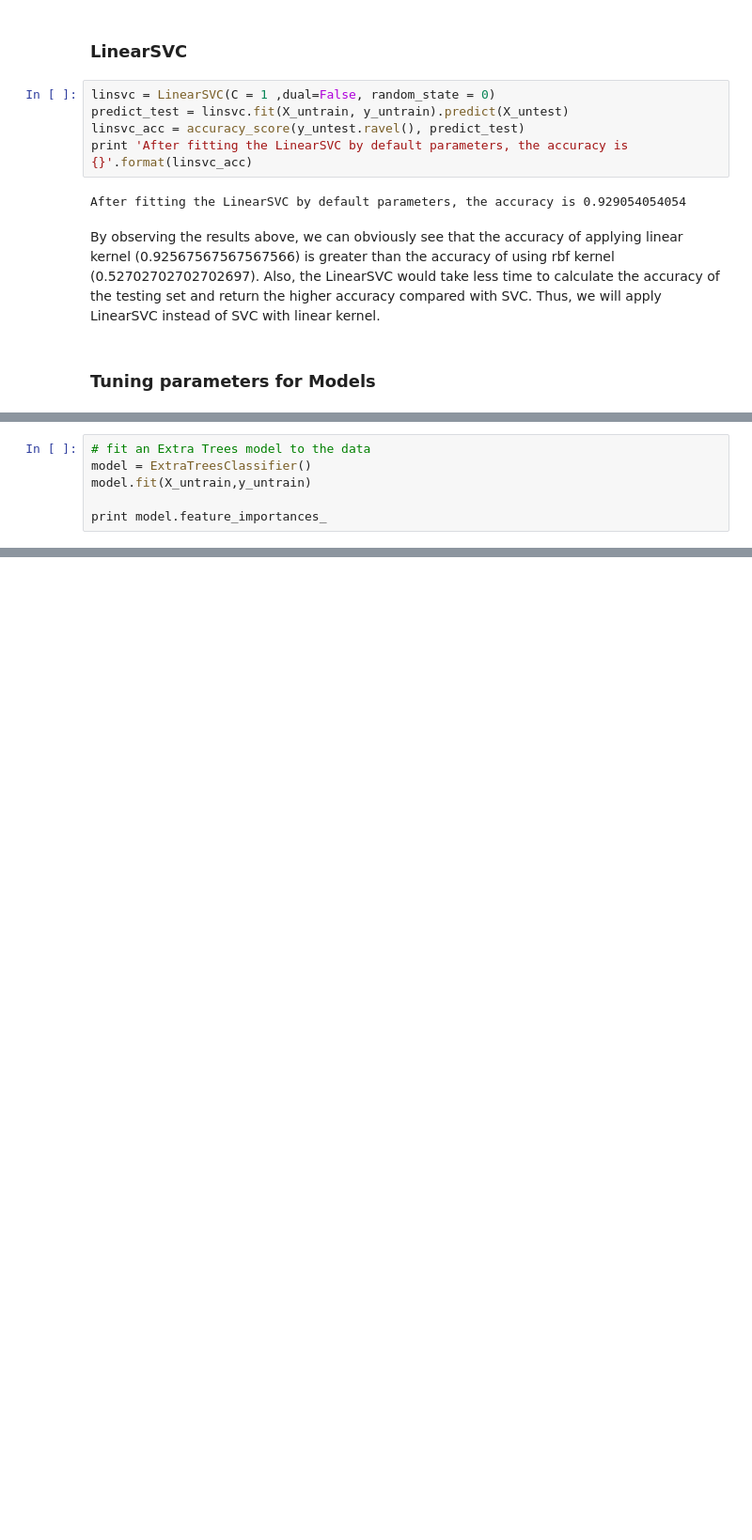
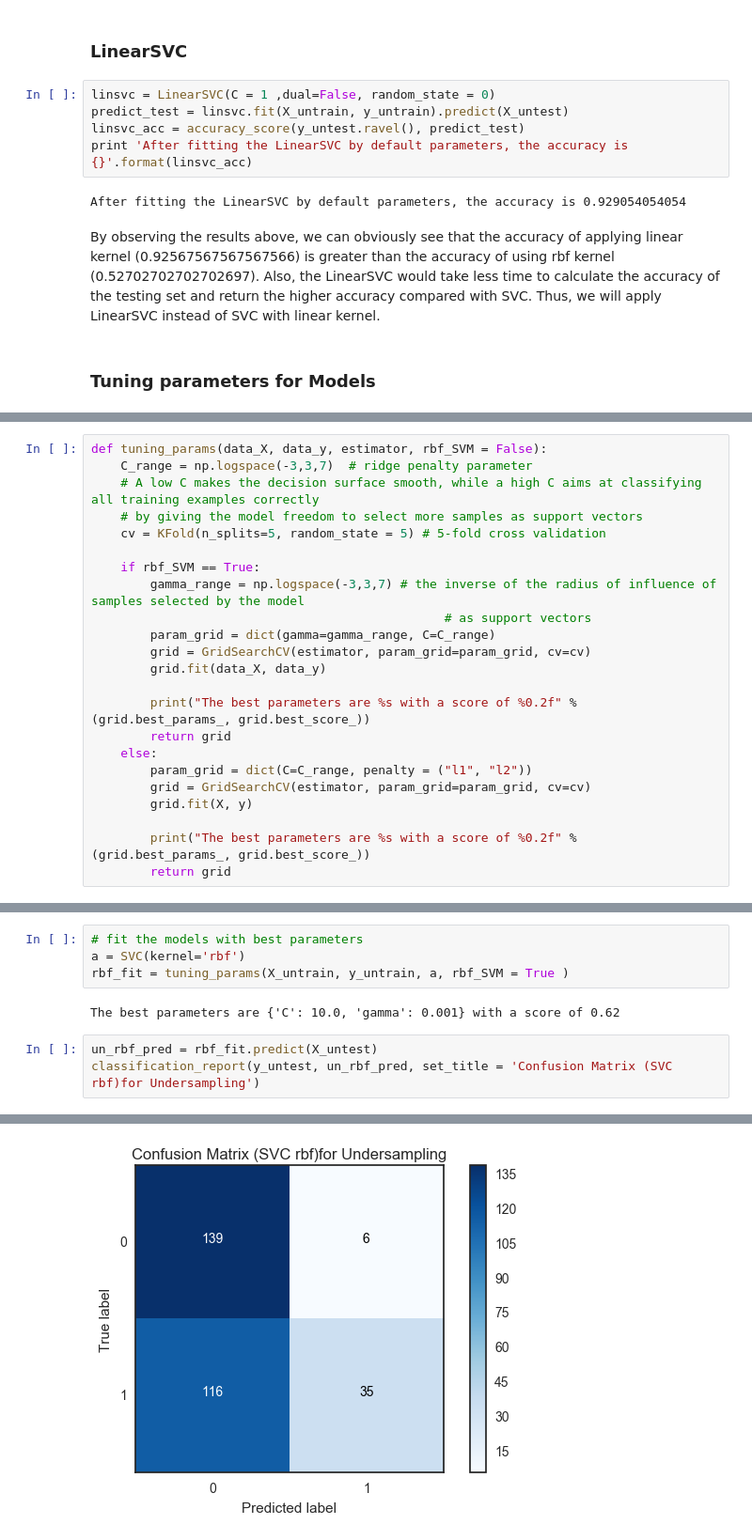
Before and after one commit to guanyu917/Fraud-Detection, a Jupyter notebook: Credit Card Fraud Transaction Detection.ipynb, the cells around one changed output, grey strips where cells are left out. Shown at 94% size. Cells and saved outputs as stored; diff of their text form; blank space fills up the shorter version.

```diff
--- a/Credit Card Fraud Transaction Detection.ipynb
+++ b/Credit Card Fraud Transaction Detection.ipynb
@@ -378,6 +358,0 @@ accuracy_score(y_untest.ravel(), predictions)
-# %%
-# fit an Extra Trees model to the data
-model = ExtraTreesClassifier()
-model.fit(X_untrain,y_untrain)
-
-print model.feature_importances_
@@ -406,0 +359,23 @@ plt.plot(trees, accuracy)
+# %%
+def tuning_params(data_X, data_y, estimator, rbf_SVM = False):
+    C_range = np.logspace(-3,3,7)  # ridge penalty parameter
+    # A low C makes the decision surface smooth, while a high C aims at classifying all training examples correctly
+    # by giving the model freedom to select more samples as support vectors
+    cv = KFold(n_splits=5, random_state = 5) # 5-fold cross validation
+
+    if rbf_SVM == True:
+        gamma_range = np.logspace(-3,3,7) # the inverse of the radius of influence of samples selected by the model
+                                                # as support vectors
+        param_grid = dict(gamma=gamma_range, C=C_range)
+        grid = GridSearchCV(estimator, param_grid=param_grid, cv=cv)
+        grid.fit(data_X, data_y)
+
+        print("The best parameters are %s with a score of %0.2f" % (grid.best_params_, grid.best_score_))
+        return grid
+    else:
+        param_grid = dict(C=C_range, penalty = ("l1", "l2"))
+        grid = GridSearchCV(estimator, param_grid=param_grid, cv=cv)
+        grid.fit(X, y)
+
+        print("The best parameters are %s with a score of %0.2f" % (grid.best_params_, grid.best_score_))
+        return grid
@@ -406,0 +386,10 @@ plt.plot(trees, accuracy)
+# %%
+# fit the models with best parameters
+a = SVC(kernel='rbf')
+rbf_fit = tuning_params(X_untrain, y_untrain, a, rbf_SVM = True )
+# %% [output]
+The best parameters are {'C': 10.0, 'gamma': 0.001} with a score of 0.62
+# %%
+un_rbf_pred = rbf_fit.predict(X_untest)
+classification_report(y_untest, un_rbf_pred, set_title = 'Confusion Matrix (SVC rbf)for Undersampling')
+# %% [output]
@@ -406,0 +401 @@ plt.plot(trees, accuracy)
+[figure, added]
```
Also changed, not shown: parts of 56 cells of this notebook.
